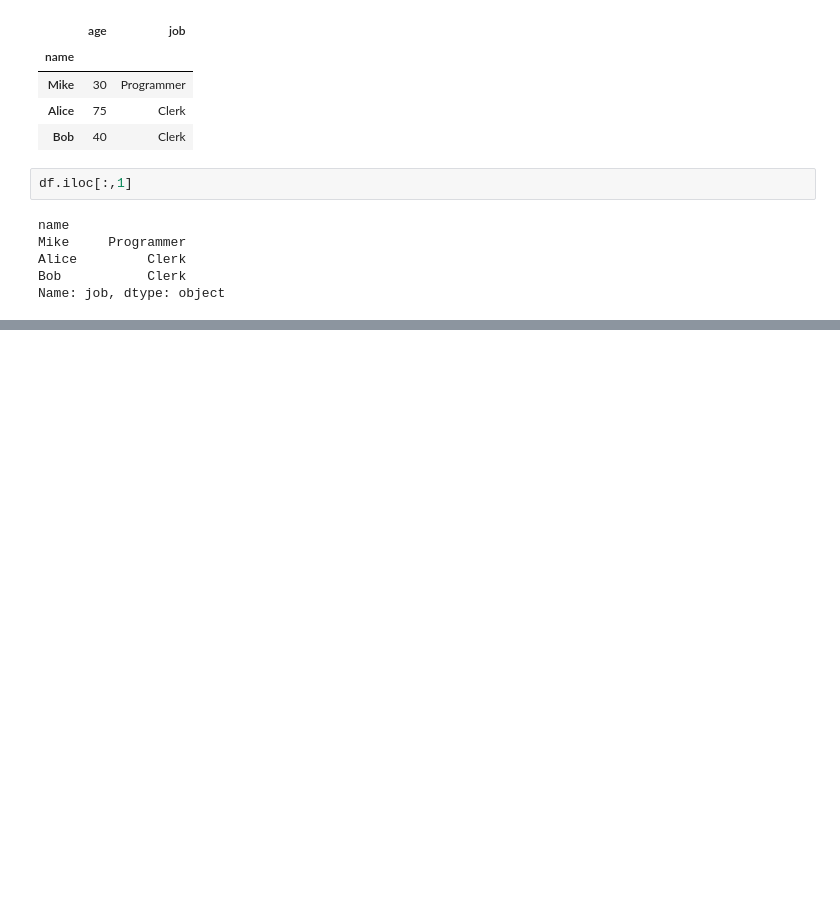
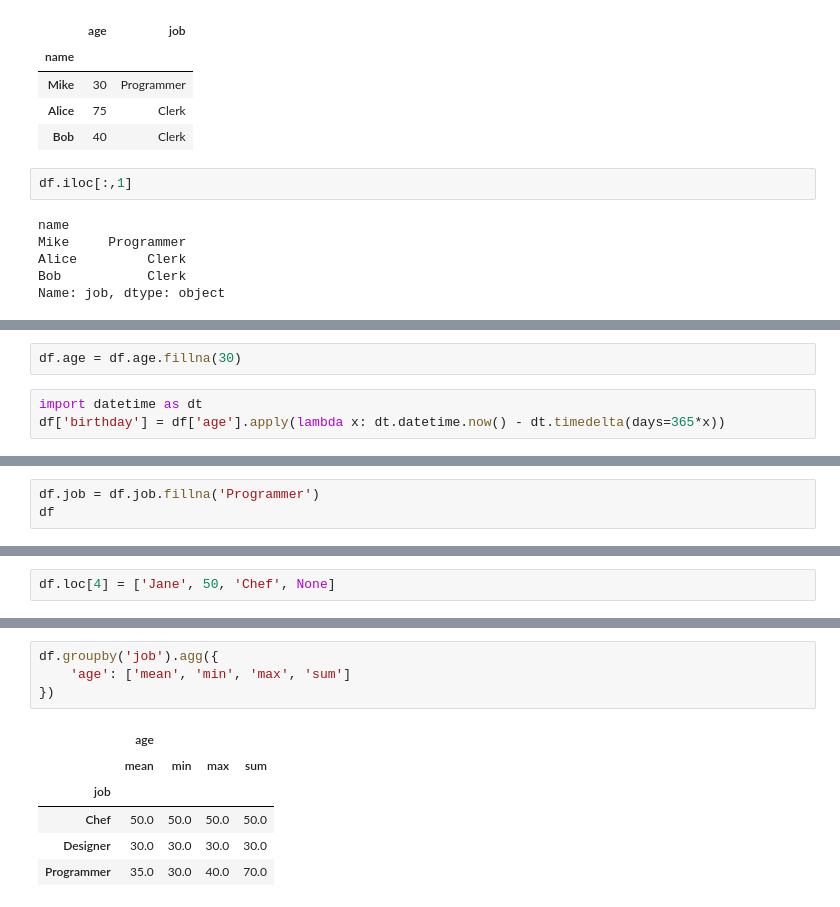
Before and after one commit to avnisinngh/PANDAS, a Jupyter notebook: BASICS_01/basics_01.ipynb, the cells around one changed output, grey strips where cells are left out. Saved outputs shown, nothing was run; the diff lists cells and outputs as text; blank space fills up the shorter version.

```diff
--- a/BASICS_01/basics_01.ipynb
+++ b/BASICS_01/basics_01.ipynb
@@ -348,0 +539,5 @@ Name: job, dtype: object
+# %%
+df.age = df.age.fillna(30)
+# %%
+import datetime as dt
+df['birthday'] = df['age'].apply(lambda x: dt.datetime.now() - dt.timedelta(days=365*x))
@@ -348,0 +573,3 @@ Name: job, dtype: object
+# %%
+df.job = df.job.fillna('Programmer')
+df
@@ -348,0 +590,2 @@ Name: job, dtype: object
+# %%
+df.loc[4] = ['Jane', 50, 'Chef', None]
@@ -348,0 +600,11 @@ Name: job, dtype: object
+# %%
+df.groupby('job').agg({
+    'age': ['mean', 'min', 'max', 'sum']
+})
+# %% [output]
+|  | age |  |  |  |
+|  | mean | min | max | sum |
+| job |  |  |  |  |
+| Chef | 50.0 | 50.0 | 50.0 | 50.0 |
+| Designer | 30.0 | 30.0 | 30.0 | 30.0 |
+| Programmer | 35.0 | 30.0 | 40.0 | 70.0 |
```
Also changed, not shown: parts of 67 cells of this notebook.
